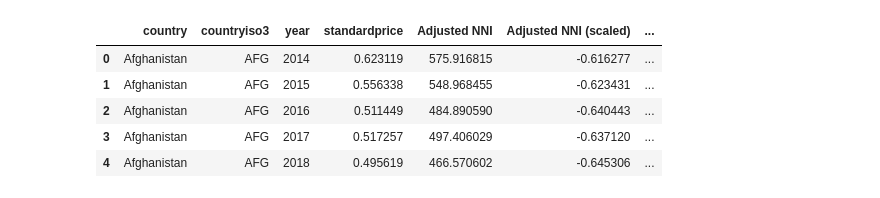
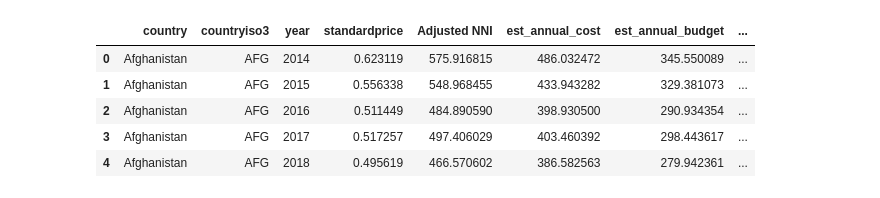
Before and after one commit to jenny-chung301/food_security, a Jupyter notebook: reports/affordability_index.ipynb, the cells around one changed output. Drawn from its saved outputs; the diff is of its cells as text; code cells hidden in the pictures.

```diff
--- a/reports/affordability_index.ipynb
+++ b/reports/affordability_index.ipynb
@@ -27,0 +46,4 @@ df.head()
+# %%
+pd.set_option('display.max_rows', None)
+commodity_units = df.groupby(['country', 'commodity', 'Unit'])['standardprice'].mean().reset_index()
+print(commodity_units[commodity_units['Unit'] == 'Box'])
@@ -129,23 +135,33 @@ print(affordability_df)
-# %%
-from sklearn.preprocessing import StandardScaler
-
-# Standardize Adjusted NNI and average price within each country
-scaler = StandardScaler()
-affordability_df[['Adjusted NNI (scaled)', 'standardprice (scaled)']] = scaler.fit_transform(
-    affordability_df[['Adjusted NNI', 'standardprice']]
-)
-
-# Compute the affordability index (higher is better)
-affordability_df['affordability_index'] = 100 * (1 - affordability_df['standardprice (scaled)'] / affordability_df['Adjusted NNI (scaled)'])
-
-# Clip the index to stay within 0–100
-affordability_df['affordability_index'] = affordability_df['affordability_index'].clip(0, 100)
-
-affordability_df.head()
-# %% [output]
-|  | country | countryiso3 | year | standardprice | Adjusted NNI | Adjusted NNI (scaled) | ... |
-| 0 | Afghanistan | AFG | 2014 | 0.623119 | 575.916815 | -0.616277 | ... |
-| 1 | Afghanistan | AFG | 2015 | 0.556338 | 548.968455 | -0.623431 | ... |
-| 2 | Afghanistan | AFG | 2016 | 0.511449 | 484.890590 | -0.640443 | ... |
-| 3 | Afghanistan | AFG | 2017 | 0.517257 | 497.406029 | -0.637120 | ... |
-| 4 | Afghanistan | AFG | 2018 | 0.495619 | 466.570602 | -0.645306 | ... |
+# %%
+from sklearn.preprocessing import StandardScaler
+
+# estimate annual food expense and annual food budget
+affordability_df['est_annual_cost'] = affordability_df['standardprice'] * 15 * 52 # average 15 commodities per week
+affordability_df['est_annual_budget'] = affordability_df['Adjusted NNI'] * 0.60 # assuming upper bound of 60% of annual income spent on food for lower income countries
+
+# calculate the affordability ratio
+affordability_df['affordability_ratio'] = affordability_df['est_annual_budget'] / affordability_df['est_annual_cost']
+
+# find and filter out outliers
+th = 5
+# print(affordability_df[affordability_df['affordability_ratio'] > th])
+affordability_df = affordability_df[affordability_df['affordability_ratio'] <= th]
+
+# find the min and max affordability ratio in the dataset
+min_ratio = affordability_df['affordability_ratio'].min()
+max_ratio = affordability_df['affordability_ratio'].max()
+
+# normalize affordability ratio to a 0-100 scale
+affordability_df['affordability_index'] = 100 * (affordability_df['affordability_ratio'] - min_ratio) / (max_ratio - min_ratio)
+
+# clip values to 0-100 range in case of any outliers
+affordability_df['affordability_index'] = affordability_df['affordability_index'].clip(0, 100)
+
+affordability_df.head()
+# %% [output]
+|  | country | countryiso3 | year | standardprice | Adjusted NNI | est_annual_cost | est_annual_budget | ... |
+| 0 | Afghanistan | AFG | 2014 | 0.623119 | 575.916815 | 486.032472 | 345.550089 | ... |
+| 1 | Afghanistan | AFG | 2015 | 0.556338 | 548.968455 | 433.943282 | 329.381073 | ... |
+| 2 | Afghanistan | AFG | 2016 | 0.511449 | 484.890590 | 398.930500 | 290.934354 | ... |
+| 3 | Afghanistan | AFG | 2017 | 0.517257 | 497.406029 | 403.460392 | 298.443617 | ... |
+| 4 | Afghanistan | AFG | 2018 | 0.495619 | 466.570602 | 386.582563 | 279.942361 | ... |
```
Also changed, not shown: parts of 14 cells of this notebook, 1 other file.
